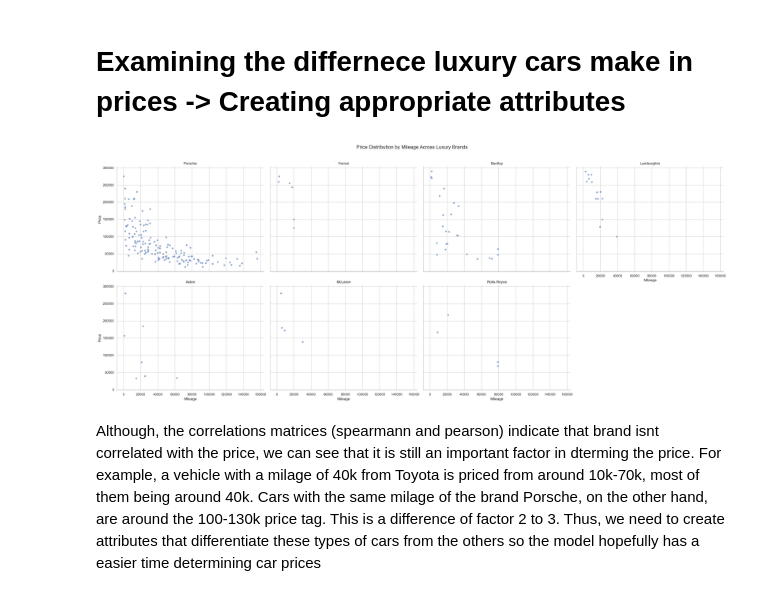
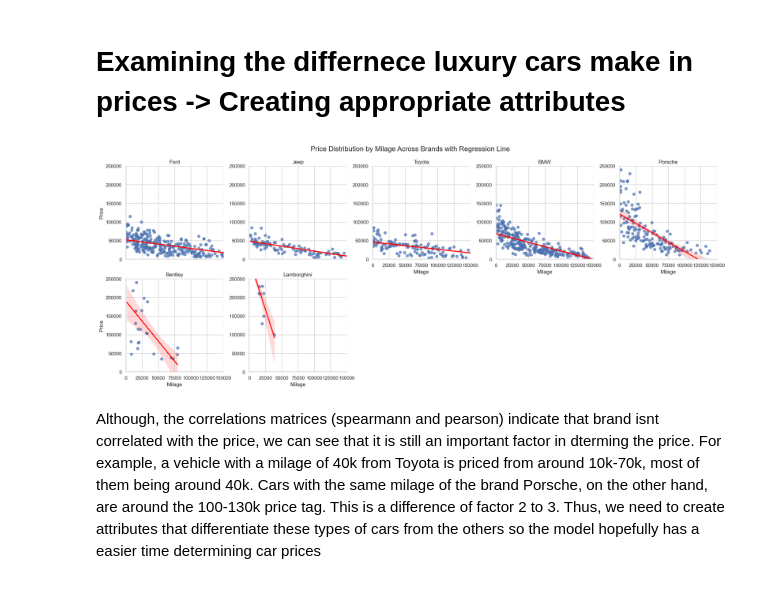
Before and after one commit to Frecherenkel60/RandomForestRangers, a Jupyter notebook: 2_EDA.ipynb, the cells around one changed output. Cells and saved outputs as stored; diff of their text form; code cells hidden in the pictures.

```diff
--- a/2_EDA.ipynb
+++ b/2_EDA.ipynb
@@ -20,11 +20,13 @@ from sklearn import preprocessing
 # %%
 #dataset = pd.read_csv('./data/used_car_prices_generated.csv')
 data_split_read = pd.read_csv('./data/0_Data_Split/train.csv')
-dataset_pre = pd.read_csv('./data/1_Preprocessing/train.csv')
+dataset_pre = pd.read_csv('./split_data/1_Preprocessing/train.csv')
 # Remove the last 3 characters (' mi') and convert to float
 data_split_read['milage'] = data_split_read['milage'].str[:-3]  # Remove last 3 characters
 data_split_read['milage'] = data_split_read['milage'].str.replace(',', '')  # Remove commas
 data_split_read['milage'] = data_split_read['milage'].astype(float)  # Convert to float
+
+dataset_pre = dataset_pre.drop('Is_Luxury', axis = 1)
 
 # Merge the 'brand' column from the data_split_read dataset into after_preprocessing
 data_split = dataset_pre.merge(
@@ -32,7 +34,6 @@ data_split = dataset_pre.merge(
     on=['price', 'milage'],
     how='left'  # Use 'left' to retain all rows in after_preprocessing
 )
-
 print(data_split.describe())
 # %% [output]
         model_year         milage     accident  clean_title          price  \
@@ -83,6 +86,4 @@ plt.xlabel('Mileage (mi)')
 plt.ylabel('Frequency')
 plt.grid(True)
 plt.show()
-
-data_split = data_split.copy()
 # %% [output]
@@ -124,13 +127,13 @@ mileage_bins = [0, 10000, 20000, 30000, 40000, 50000, 60000, 70000, 80000, 90000
 mileage_labels = ['<10k', '>10k<20k', '>20k<30k', '>30k<40k', '>40k<50k', '>50k<60k', '>60k<70k', '>70k<80k', '>80k<90k', '>90k<100k', '>100k']
 
 # Create the Mileage categories
-data_split['milage_Category'] = pd.cut(data_split['milage'], bins=mileage_bins, labels=mileage_labels, right=False)
+data_split['milage_category'] = pd.cut(data_split['milage'], bins=mileage_bins, labels=mileage_labels, right=False)
 
 
 
 # Create the box plot
 plt.figure(figsize=(12, 6))
-sns.boxplot(x='milage_Category', y='price', data=data_split, palette="Blues", width=0.6, fliersize=0)
+sns.boxplot(x='milage_category', y='price', data=data_split, palette="Blues", width=0.6, fliersize=0)
 
 # Overlay with a strip plot for individual points, colored by brand
 # sns.stripplot(x='model_year', y='price', hue='brand', data=data_split,
@@ -141,10 +144,10 @@ plt.title('Box Plot of Price by Milage', fontsize=16)
 plt.xlabel('Milage', fontsize=14)
 plt.ylabel('Price', fontsize=14)
 #plt.xticks(ticks=range(0, len(data_split['model_year'].unique()), 5), labels=data_split['model_year'].unique()[::5])
-plt.ylim(0,150000)
+plt.ylim(0,200000)
 plt.show()
 # Calculate the 75th percentile for price in each Mileage Category
-percentile_75 = data_split.groupby('milage_Category')['price'].quantile(0.75)
+percentile_75 = data_split.groupby('milage_category')['price'].quantile(0.75)
 
 # Print the 75th percentile for each category
 print(percentile_75)
@@ -296,27 +369,32 @@ It seems like the hypothesis regarding the increase in variance of price since 2
 # %% [markdown]
 # Examining the differnece luxury cars make in prices -> Creating appropriate attributes
 # %%
-import seaborn as sns
-import matplotlib.pyplot as plt
-
 # Filter data to include only the specified brands
-luxury_brands = ["Aston", "Bentley", "Porsche", "Lamborghini", "Ferrari", "McLaren", "Rolls-Royce"]
+luxury_brands = ["Jeep", "Bentley", "Porsche", "Lamborghini", "Toyota", "BMW", "Ford"]
 filtered_data = data_split[data_split["brand"].isin(luxury_brands)]
 
-# Create the FacetGrid for Mileage vs Price
-g = sns.FacetGrid(filtered_data, col="brand", col_wrap=4, height=6, aspect=1.2)
-g.map_dataframe(sns.scatterplot, x="milage", y="price", alpha=0.6)
+# Create a FacetGrid
+g = sns.FacetGrid(filtered_data, col="brand", col_wrap=5, height=4, sharey=False)
 
-# Adjust labels and title
-g.set_axis_labels("Mileage", "Price")
+# Map scatterplot with regression line to each facet
+g.map_dataframe(sns.regplot, x="milage", y="price", scatter_kws={'alpha': 0.7}, line_kws={'color': 'red'})
+
+# Add a legend for hue (if needed)
+g.add_legend()
+
+# Set x and y limits for all plots
+g.set(xlim=(0, 150000), ylim=(0, 250000))  # Set x and y limits
+
+# Add titles and labels
+g.set_axis_labels("Milage", "Price")
 g.set_titles("{col_name}")
-g.fig.subplots_adjust(top=0.9)  # Adjust top space
-g.fig.suptitle("Price Distribution by Mileage Across Luxury Brands", fontsize=16)
+g.fig.subplots_adjust(top=0.9)
+g.fig.suptitle("Price Distribution by Milage Across Brands with Regression Line", fontsize=16)
 
-# Show plot
+# Show the plot
 plt.show()
 # %% [output]
-[figure, old version]
+[figure, new version]
 # %% [markdown]
 Although, the correlations matrices (spearmann and pearson) indicate that brand isnt correlated with the price, we can see that it is still an important factor in dterming the price. For example, a vehicle with a milage of 40k from Toyota is priced from around 10k-70k, most of them being around 40k. Cars with the same milage of the brand Porsche, on the other hand, are around the 100-130k price tag. This is a difference of factor 2 to 3. Thus, we need to create attributes that differentiate these types of cars from the others so the model hopefully has a easier time determining car prices
 # %%
```
Also changed, not shown: parts of 26 cells of this notebook.
